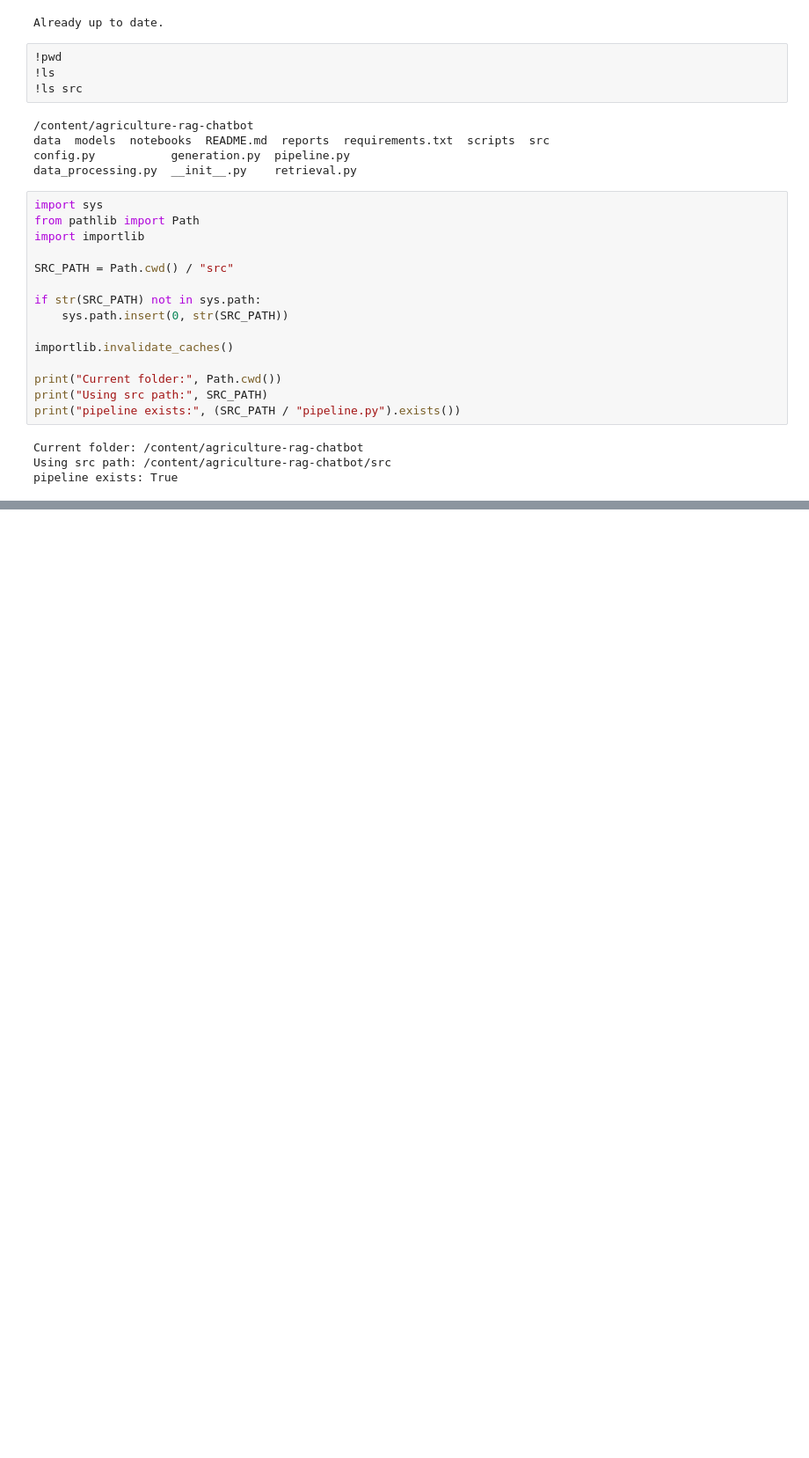
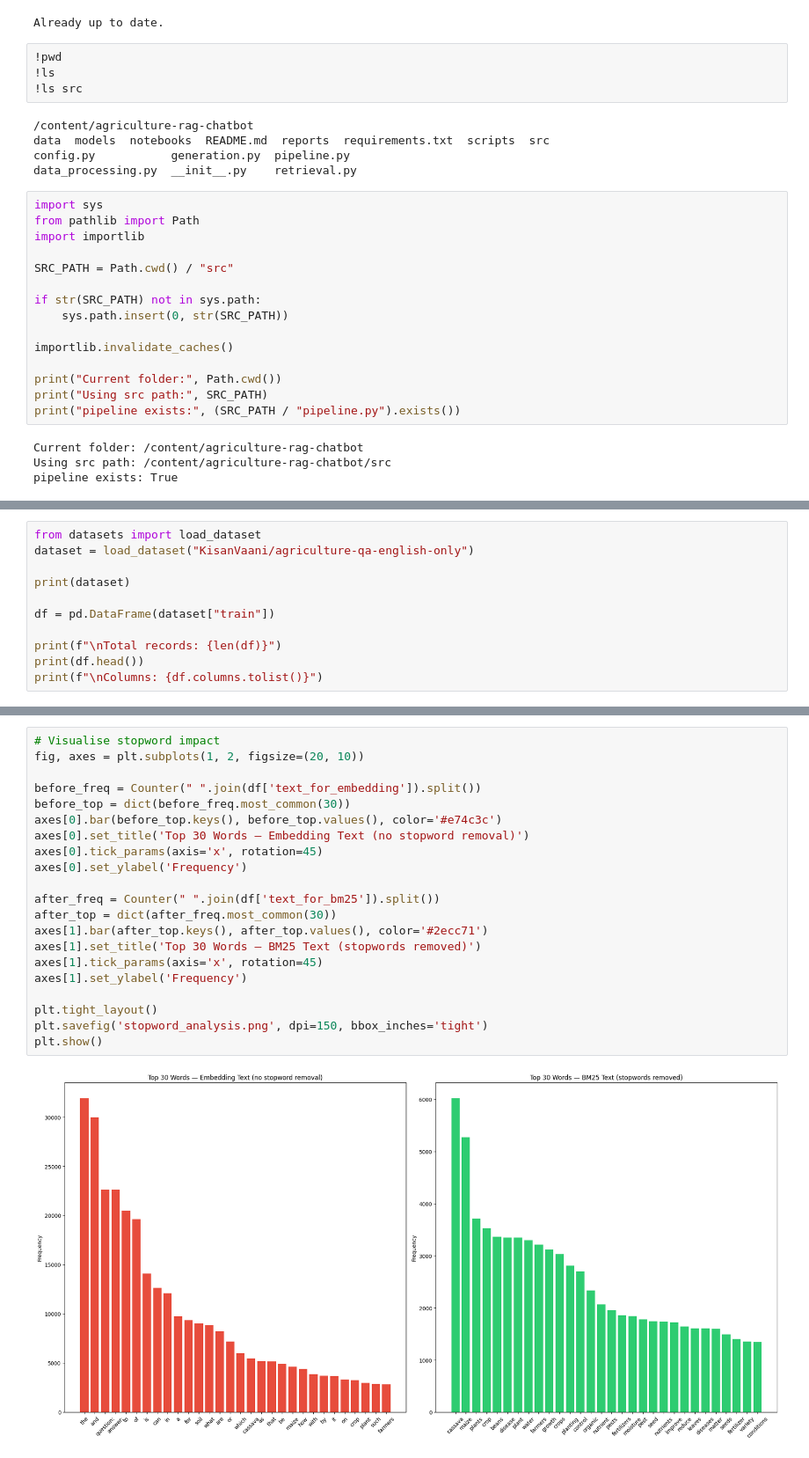
Before and after one commit to Prathameshkadam1998/agriculture-rag-chatbot, a Jupyter notebook: notebooks/00_agriculture_rag_from_scratch.ipynb, the cells around one changed output, grey strips where cells are left out. Shown at 88% size. Cells and saved outputs as stored; diff of their text form; blank space fills up the shorter version.

```diff
--- a/notebooks/00_agriculture_rag_from_scratch.ipynb
+++ b/notebooks/00_agriculture_rag_from_scratch.ipynb
@@ -125,3 +139,14 @@ nltk.download('punkt_tab', quiet=True)
 
 random.seed(42)
 np.random.seed(42)
+# %%
+from datasets import load_dataset
+dataset = load_dataset("KisanVaani/agriculture-qa-english-only")
+
+print(dataset)
+
+df = pd.DataFrame(dataset["train"])
+
+print(f"\nTotal records: {len(df)}")
+print(df.head())
+print(f"\nColumns: {df.columns.tolist()}")
@@ -127,0 +305,23 @@ np.random.seed(42)
+# %%
+# Visualise stopword impact
+fig, axes = plt.subplots(1, 2, figsize=(20, 10))
+
+before_freq = Counter(" ".join(df['text_for_embedding']).split())
+before_top = dict(before_freq.most_common(30))
+axes[0].bar(before_top.keys(), before_top.values(), color='#e74c3c')
+axes[0].set_title('Top 30 Words — Embedding Text (no stopword removal)')
+axes[0].tick_params(axis='x', rotation=45)
+axes[0].set_ylabel('Frequency')
+
+after_freq = Counter(" ".join(df['text_for_bm25']).split())
+after_top = dict(after_freq.most_common(30))
+axes[1].bar(after_top.keys(), after_top.values(), color='#2ecc71')
+axes[1].set_title('Top 30 Words — BM25 Text (stopwords removed)')
+axes[1].tick_params(axis='x', rotation=45)
+axes[1].set_ylabel('Frequency')
+
+plt.tight_layout()
+plt.savefig('stopword_analysis.png', dpi=150, bbox_inches='tight')
+plt.show()
+# %% [output]
+[figure, added]
```
Also changed, not shown: parts of 48 cells of this notebook.
